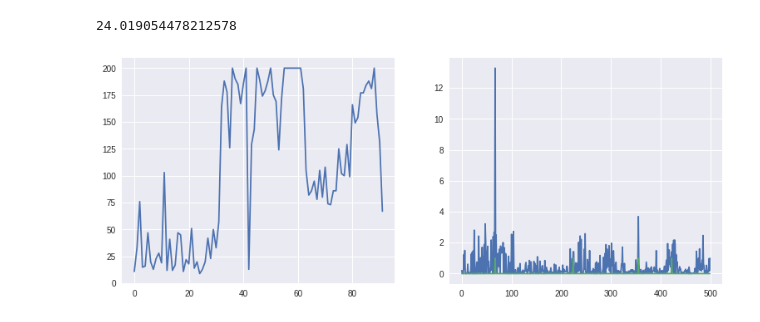
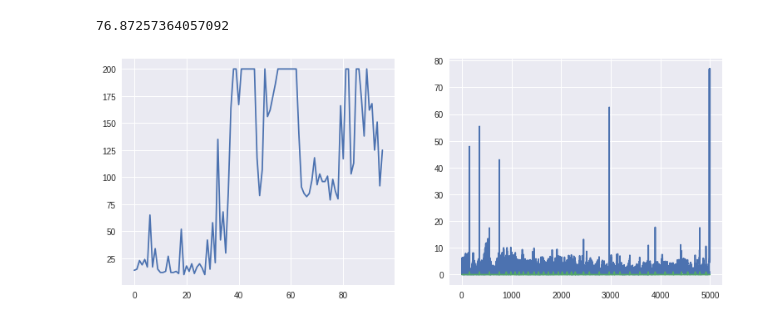
Before and after one commit to htdt/cartpole-solved, a Jupyter notebook: prior.ipynb, the cells around one changed output. Drawn from its saved outputs; the diff is of its cells as text; code cells hidden in the pictures.

```diff
--- a/prior.ipynb
+++ b/prior.ipynb
@@ -78,11 +75,12 @@ class Agent:
 
     q_value = self.online_net(state)[range(self.batch_size), action]
     with torch.no_grad():
-      next_qv = self.target_net(next_state).max(1)[0]
+      next_state_action = self.online_net(next_state).max(1)[1] # online_net to get action for next_state
+      next_qv = self.target_net(next_state)[range(self.batch_size), next_state_action] # target_net to get Q
       target_qv = reward + self.gamma * (1 - terminal) * next_qv
 
     loss = (q_value - target_qv).pow(2)
-    loss *= weights
+    #loss *= weights
     buffer.update_prior(idx, loss.tolist())
 
     self.optimiser.zero_grad()
@@ -106,7 +104,7 @@ class ReplayBuffer():
 
   def sample(self, batch_size):
     idx = [self._prior.find_prefixsum_idx(random.random() * self._prior.sum()) for _ in range(batch_size)]
-    weights = 1. / np.sqrt([self._prior[i] + 1e-10 for i in idx]) # hardcoded beta = .5
+    weights = 1. / np.sqrt([self._prior[i] for i in idx]) # hardcoded beta = .5
     weights /= weights.max()
     tt = [self._buffer[i] for i in idx]
     s, a, r, ns, t = zip(*tt)
@@ -120,7 +118,7 @@ class ReplayBuffer():
   def __len__(self):
     return len(self._buffer)
 # %%
-buffer = ReplayBuffer(500)
+buffer = ReplayBuffer(5000)
 env = gym.make("CartPole-v0")
 agent = Agent()
 
@@ -129,32 +127,32 @@ episode_reward = 0
 state = env.reset()
 
 for i in trange(10000):
   eps = .01 + .99 * math.exp(-i / 500) # close to .01 at 3500
   action = agent.act_e_greedy(state, eps)
   next_state, reward, done, _ = env.step(action)
   buffer.append((state, action, reward, next_state, done))
 
   state = next_state
   episode_reward += reward
 
   if done:
     state = env.reset()
     rewards.append(episode_reward)
     episode_reward = 0
 
   if i > 100:
     agent.train_iter(buffer)
 
   if i > 100 and i % 100 == 0:
     agent.update_target_net()
 
 plt.figure(figsize=(20,5))
 plt.subplot(131)
 plt.plot(rewards)
 plt.subplot(132)
 plt.plot(list(buffer._prior))
 plt.plot(list(map(lambda t: int(t[-1]), buffer._buffer)))
 print(buffer._prior.max)
 # %% [output]
-24.019054478212578
+76.87257364057092
-[figure, old version]
+[figure, new version]
```
Also changed, not shown: parts of 4 cells of this notebook, 3 other files.
